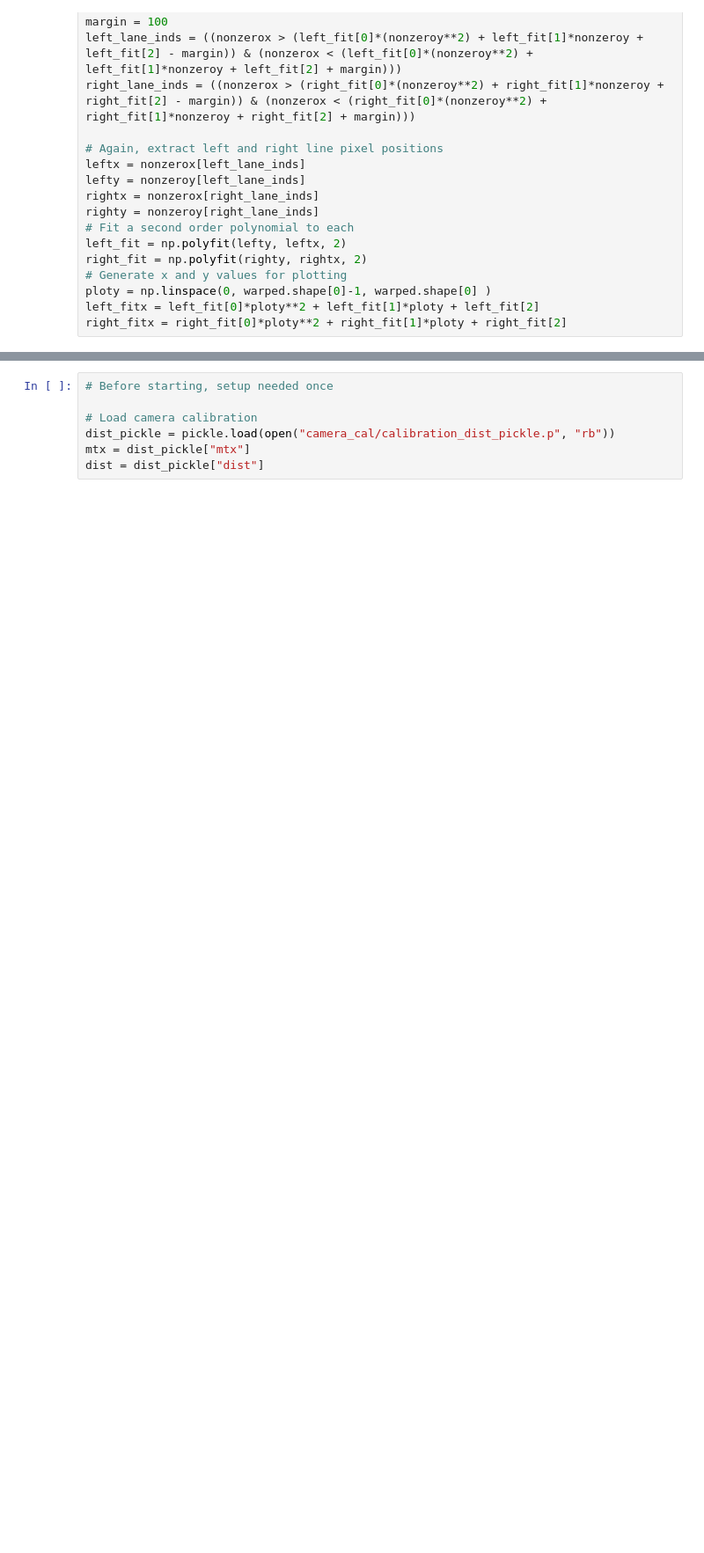
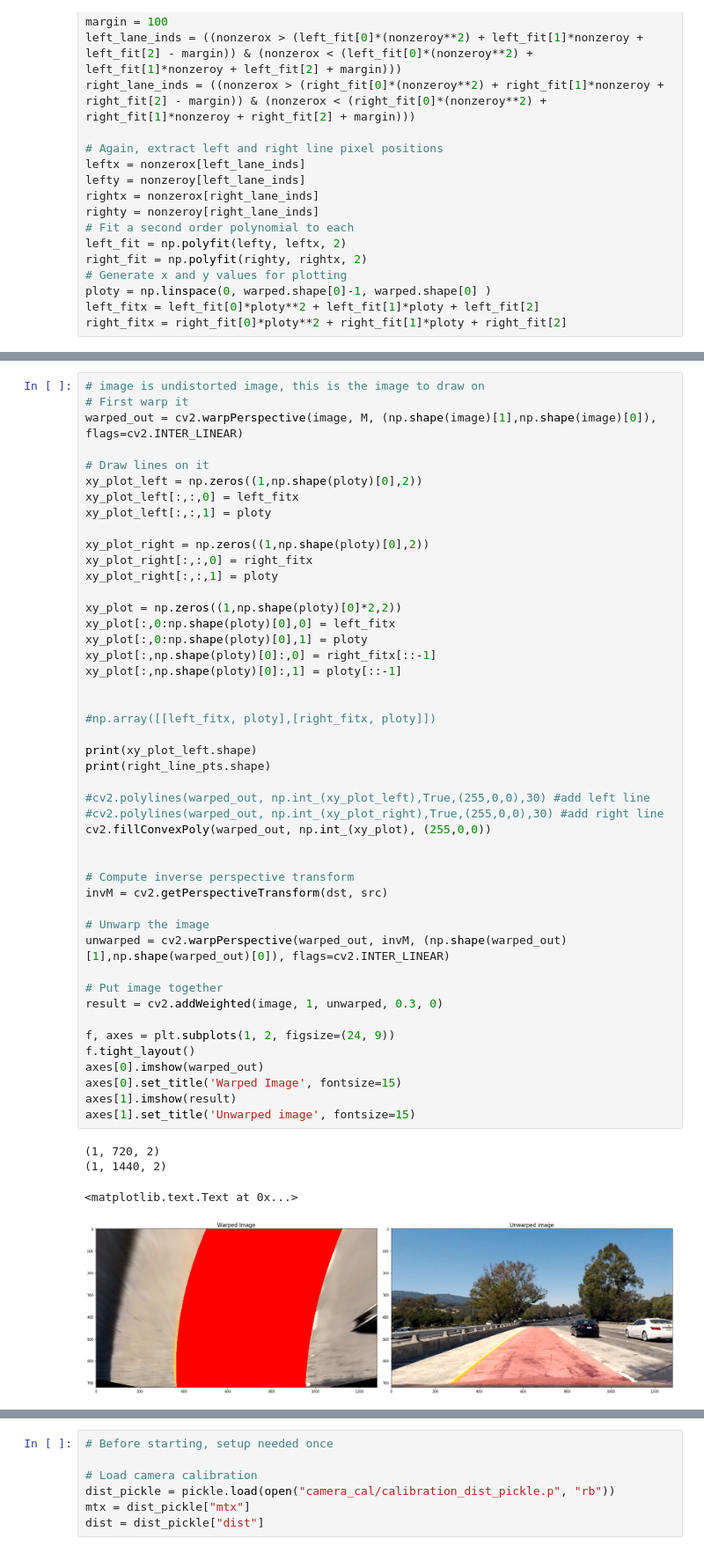
Before and after one commit to iceabella/Advanced-Lane-Finding, a Jupyter notebook: AdvancedLaneLines.ipynb, the cells around one changed output, grey strips where cells are left out. Shown at 88% size. Drawn from its saved outputs; the diff is of its cells as text; blank space fills up the shorter version.

```diff
--- a/AdvancedLaneLines.ipynb
+++ b/AdvancedLaneLines.ipynb
@@ -547 +577,52 @@ print(left_curverad, 'm', right_curverad, 'm')
+# %%
+# image is undistorted image, this is the image to draw on
+# First warp it
+warped_out = cv2.warpPerspective(image, M, (np.shape(image)[1],np.shape(image)[0]), flags=cv2.INTER_LINEAR)
+
+# Draw lines on it
+xy_plot_left = np.zeros((1,np.shape(ploty)[0],2))
+xy_plot_left[:,:,0] = left_fitx
+xy_plot_left[:,:,1] = ploty
+
+xy_plot_right = np.zeros((1,np.shape(ploty)[0],2))
+xy_plot_right[:,:,0] = right_fitx
+xy_plot_right[:,:,1] = ploty
+
+xy_plot = np.zeros((1,np.shape(ploty)[0]*2,2))
+xy_plot[:,0:np.shape(ploty)[0],0] = left_fitx
+xy_plot[:,0:np.shape(ploty)[0],1] = ploty
+xy_plot[:,np.shape(ploty)[0]:,0] = right_fitx[::-1]
+xy_plot[:,np.shape(ploty)[0]:,1] = ploty[::-1]
+
+
+#np.array([[left_fitx, ploty],[right_fitx, ploty]])
+
+print(xy_plot_left.shape)
+print(right_line_pts.shape)
+
+#cv2.polylines(warped_out, np.int_(xy_plot_left),True,(255,0,0),30) #add left line
+#cv2.polylines(warped_out, np.int_(xy_plot_right),True,(255,0,0),30) #add right line
+cv2.fillConvexPoly(warped_out, np.int_(xy_plot), (255,0,0))
+
+
+# Compute inverse perspective transform
+invM = cv2.getPerspectiveTransform(dst, src)
+
+# Unwarp the image
+unwarped = cv2.warpPerspective(warped_out, invM, (np.shape(warped_out)[1],np.shape(warped_out)[0]), flags=cv2.INTER_LINEAR)
+
+# Put image together
+result = cv2.addWeighted(image, 1, unwarped, 0.3, 0)
+
+f, axes = plt.subplots(1, 2, figsize=(24, 9))
+f.tight_layout()
+axes[0].imshow(warped_out)
+axes[0].set_title('Warped Image', fontsize=15)
+axes[1].imshow(result)
+axes[1].set_title('Unwarped image', fontsize=15)
+# %% [output]
+(1, 720, 2)
+(1, 1440, 2)
+<matplotlib.text.Text at 0x...>
+[figure, added]
 # %% [markdown]
```
Also changed, not shown: parts of 10 cells of this notebook.
